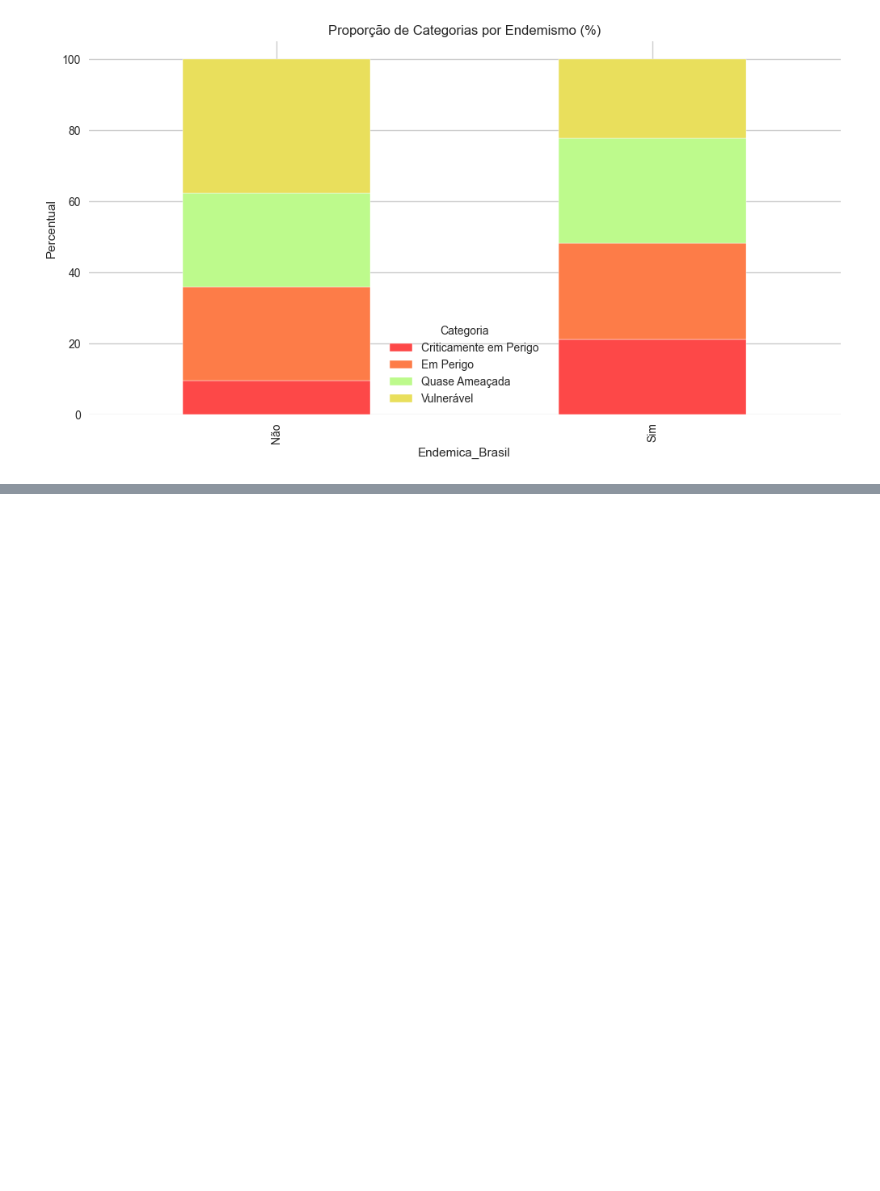
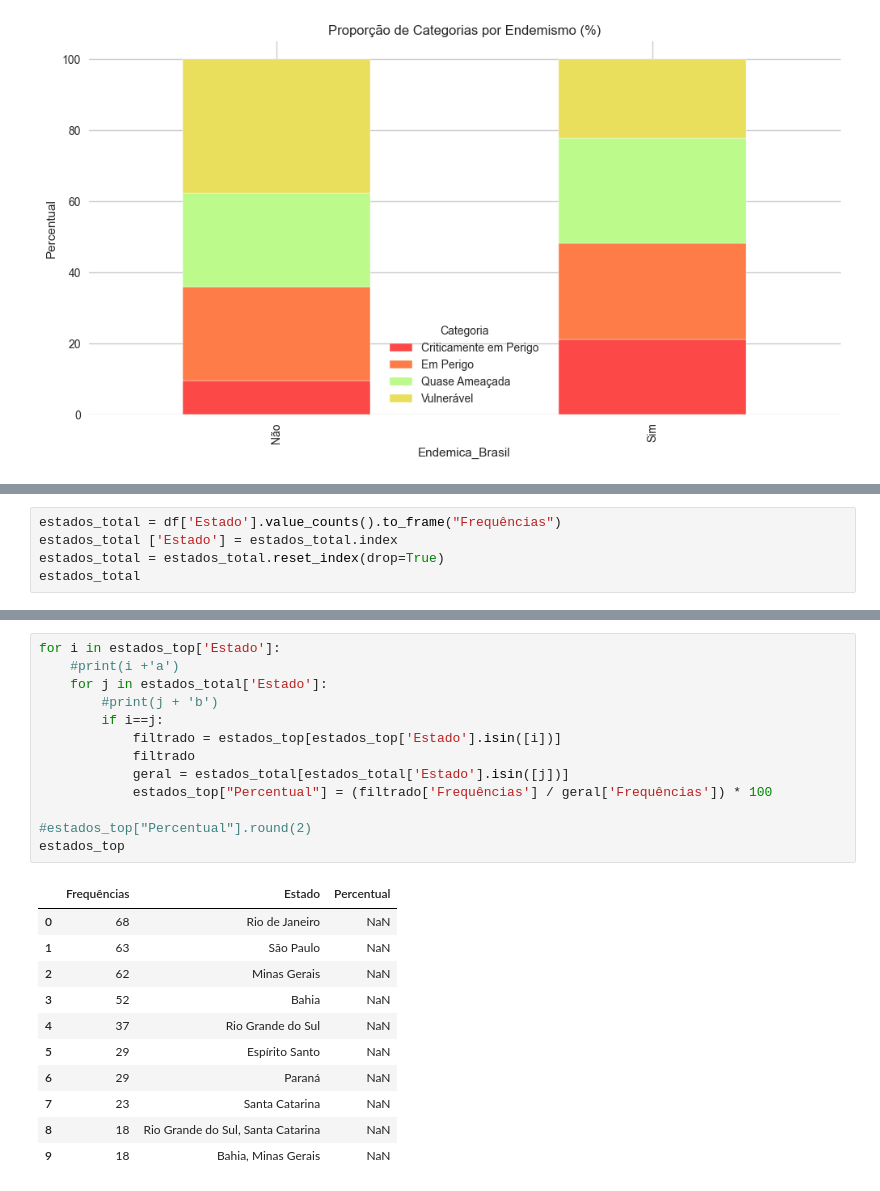
Before and after one commit to Carrascofs/analise-biodiversidade-mata-atlantica, a Jupyter notebook: notebooks/01_limpeza_e_exploracao.ipynb, the cells around one changed output, grey strips where cells are left out. Saved outputs shown, nothing was run; the diff lists cells and outputs as text; blank space fills up the shorter version.

```diff
--- a/notebooks/01_limpeza_e_exploracao.ipynb
+++ b/notebooks/01_limpeza_e_exploracao.ipynb
@@ -352,0 +443,5 @@ plt.show()
+# %%
+estados_total = df['Estado'].value_counts().to_frame("Frequências")
+estados_total ['Estado'] = estados_total.index
+estados_total = estados_total.reset_index(drop=True)
+estados_total
@@ -352,0 +462,25 @@ plt.show()
+# %%
+for i in estados_top['Estado']:
+    #print(i +'a')
+    for j in estados_total['Estado']:
+        #print(j + 'b')
+        if i==j:
+            filtrado = estados_top[estados_top['Estado'].isin([i])]
+            filtrado
+            geral = estados_total[estados_total['Estado'].isin([j])]
+            estados_top["Percentual"] = (filtrado['Frequências'] / geral['Frequências']) * 100
+
+#estados_top["Percentual"].round(2)
+estados_top
+# %% [output]
+|  | Frequências | Estado | Percentual |
+| 0 | 68 | Rio de Janeiro | NaN |
+| 1 | 63 | São Paulo | NaN |
+| 2 | 62 | Minas Gerais | NaN |
+| 3 | 52 | Bahia | NaN |
+| 4 | 37 | Rio Grande do Sul | NaN |
+| 5 | 29 | Espírito Santo | NaN |
+| 6 | 29 | Paraná | NaN |
+| 7 | 23 | Santa Catarina | NaN |
+| 8 | 18 | Rio Grande do Sul, Santa Catarina | NaN |
+| 9 | 18 | Bahia, Minas Gerais | NaN |
```
Also changed, not shown: parts of 19 cells of this notebook.
